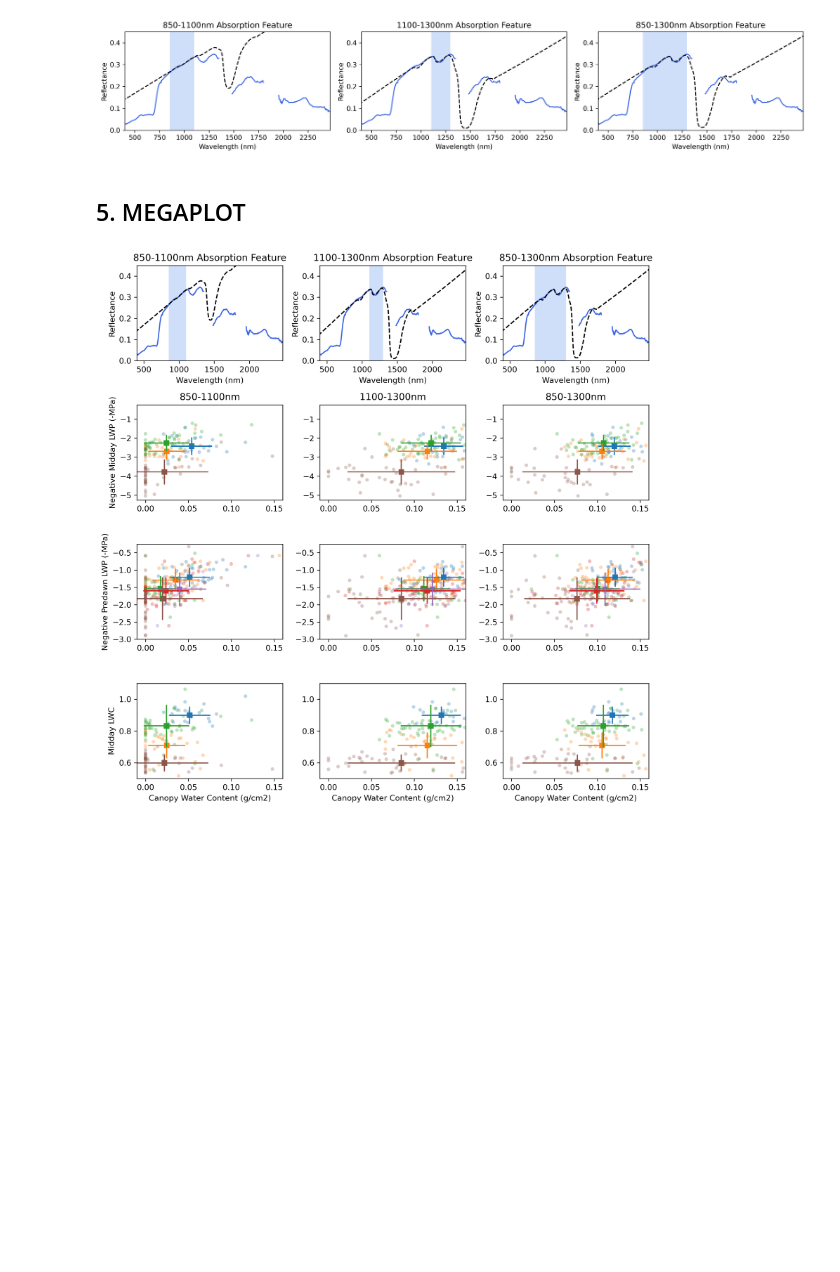
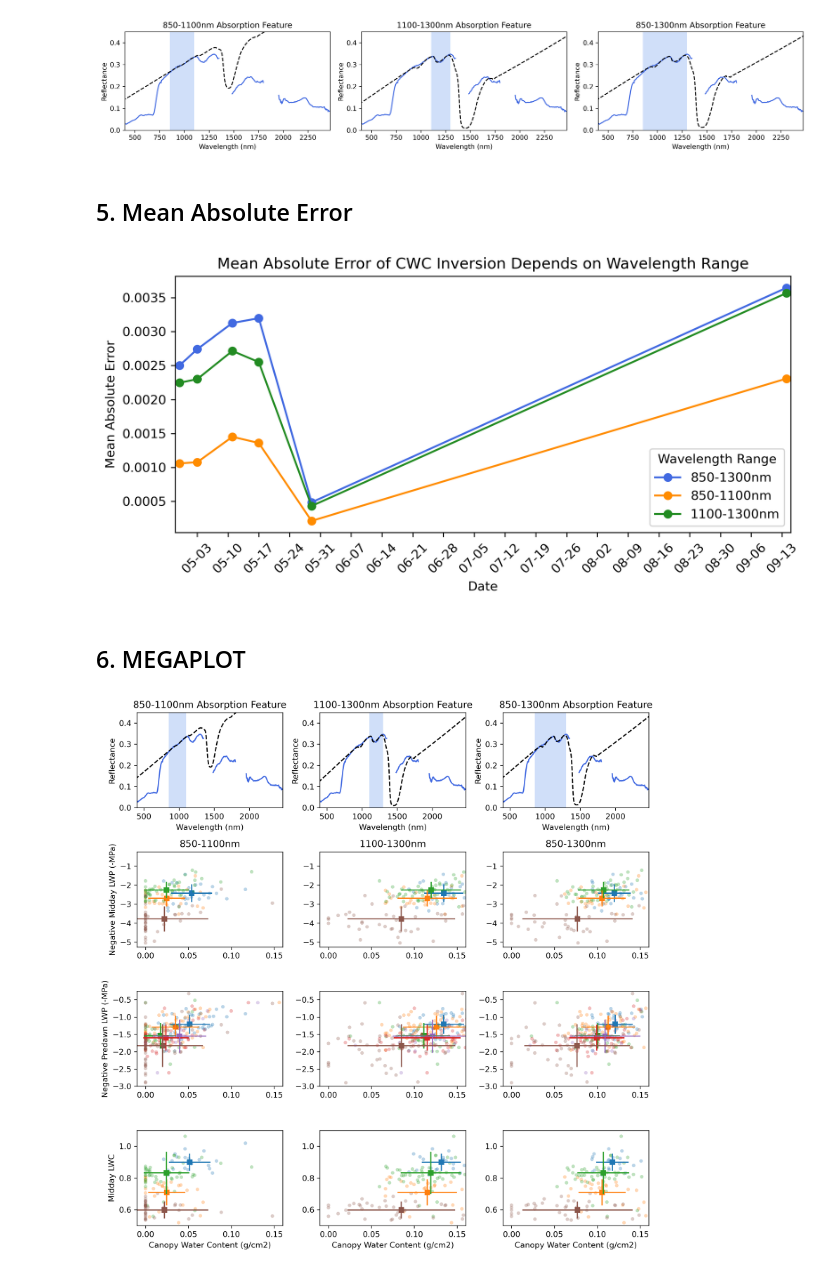
Before and after one commit to jean-allen/SHIFT_CWC, a Jupyter notebook: figures/s3_absorption_features_comparison/CWC_vs_fielddata_comparison.ipynb, the cells around one changed output. Drawn from its saved outputs; the diff is of its cells as text; code cells hidden in the pictures; blank space fills up the shorter version.

```diff
--- a/figures/s3_absorption_features_comparison/CWC_vs_fielddata_comparison.ipynb
+++ b/figures/s3_absorption_features_comparison/CWC_vs_fielddata_comparison.ipynb
@@ -441,8 +441,42 @@ plt.tight_layout()
 plt.show()
 # %% [output]
 [figure]
+# %% [markdown]
+## 5. Mean Absolute Error
+# %%
+cwc_mae_avgs_850_1300 = []
+cwc_mae_avgs_850_1100 = []
+cwc_mae_avgs_1100_1300 = []
+
+for cwc_df in cwc_df_list_850_1300:
+    cwc_mae_avgs_850_1300.append(cwc_df['MAE'].mean())
+
+for cwc_df in cwc_df_list_850_1100:
+    cwc_mae_avgs_850_1100.append(cwc_df['MAE'].mean())
+
+for cwc_df in cwc_df_list_1100_1300:
+    cwc_mae_avgs_1100_1300.append(cwc_df['MAE'].mean())
+
+fig, ax = plt.subplots(1, 1, figsize=(8, 4))
+
+ax.plot(datetime_list, cwc_mae_avgs_850_1300, label='850-1300nm', color='royalblue', marker='o')
+ax.plot(datetime_list, cwc_mae_avgs_850_1100, label='850-1100nm', color='darkorange', marker='o')
+ax.plot(datetime_list, cwc_mae_avgs_1100_1300, label='1100-1300nm', color='forestgreen', marker='o')
+
+ax.set_title('Mean Absolute Error of CWC Inversion Depends on Wavelength Range')
+ax.set_xlabel('Date')
+ax.set_ylabel('Mean Absolute Error')
+ax.legend(title='Wavelength Range', loc='lower right')
+ax.xaxis.set_major_locator(mdates.WeekdayLocator(interval=1))
+ax.xaxis.set_major_formatter(mdates.DateFormatter('%m-%d'))
+plt.xticks(rotation=45)
+plt.tight_layout()
+plt.xlim(datetime_list[0]-timedelta(days=1), datetime_list[-1]+timedelta(days=1))
+plt.show()
+# %% [output]
+[figure, added]
 # %% [markdown]
-## 5. MEGAPLOT
+## 6. MEGAPLOT
 # %%
 # ALL HAIL THE MEGAPLOT
 fig, ([spec1, spec2, spec3], [ax1, ax4, ax7], [ax2, ax5, ax8], [ax3, ax6, ax9]) = plt.subplots(4, 3, figsize=(10, 10))
```
Also changed, not shown: 8 other files.
